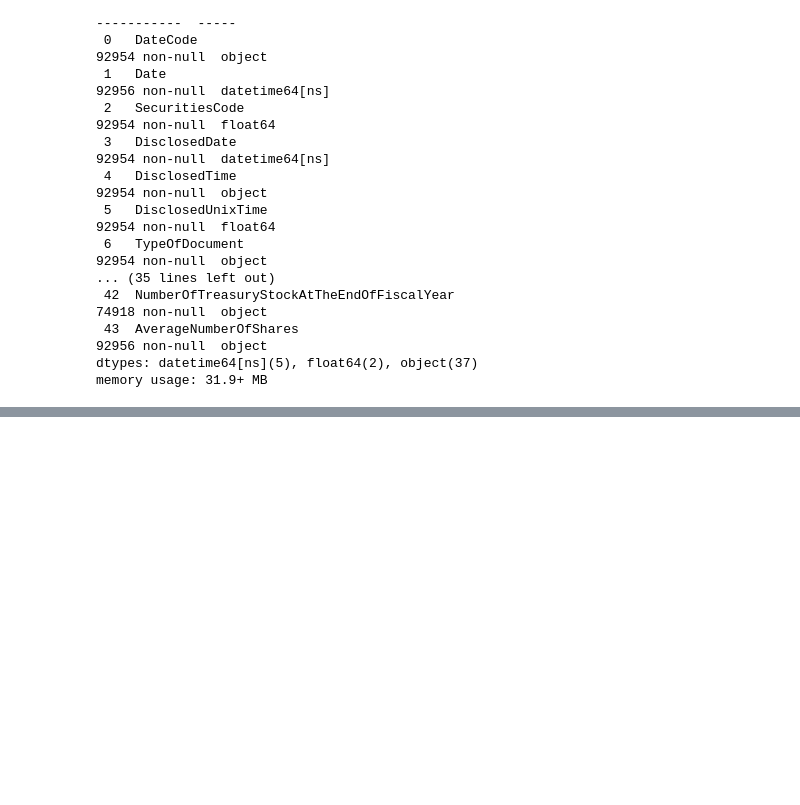
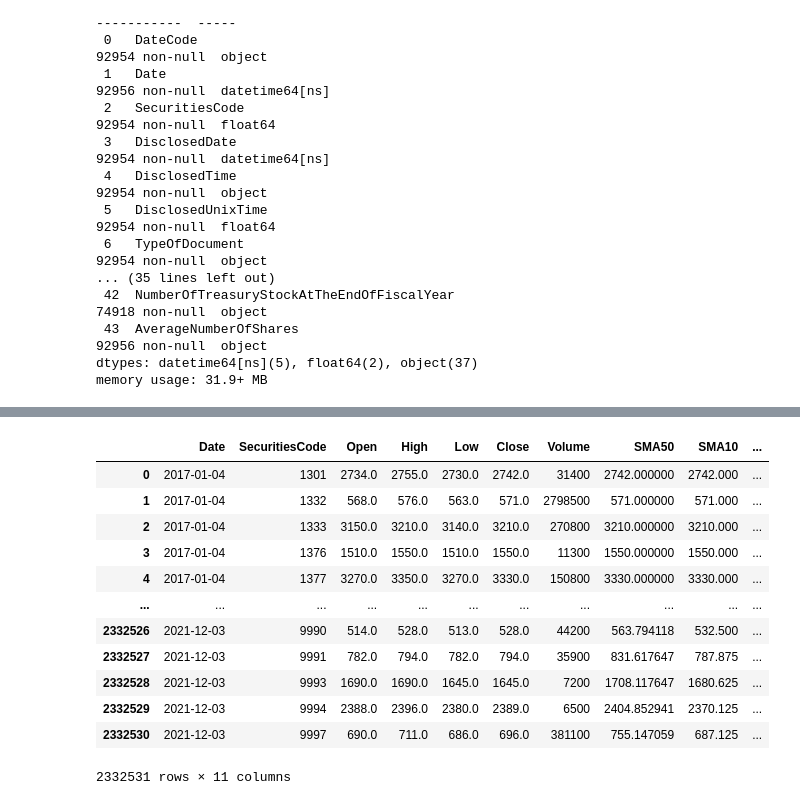
Before and after one commit to vasilyevdmitry14/JPX, a Jupyter notebook: main.ipynb, the cells around one changed output, grey strips where cells are left out. Drawn from its saved outputs; the diff is of its cells as text; code cells hidden in the pictures; blank space fills up the shorter version.

```diff
--- a/main.ipynb
+++ b/main.ipynb
@@ -191,6 +170,0 @@ final
-# %%
-#Скользящее среднее за 50 дней
-sma50 = stock_prices.set_index('Date').groupby(['SecuritiesCode'])['Close'].rolling(window='50D').mean()
-final2 = final.merge(sma50, how='left', left_on=['SecuritiesCode','Date'], right_index=True)
-final2 = final2.rename(columns={'Close': 'SMA50'})
-final2
@@ -211,6 +170,0 @@ final2
-# %%
-#Скользящее среднее за 10 дней
-sma10 = stock_prices.set_index('Date').groupby(['SecuritiesCode'])['Close'].rolling(window='10D').mean()
-final3 = final2.merge(sma10, how='left', left_on=['SecuritiesCode','Date'], right_index=True)
-final3 = final3.rename(columns={'Close': 'SMA10'})
-final3
@@ -290,0 +171,10 @@ final6
+# %%
+#Это бесполезные операции, сначала генерирурю список дней и акций, а потом джойном удаляю строки, для которых нет данных в stock_prices
+#Просто потренировался, можно сразу брать индексы из stock_prices
+date_range = pd.date_range(stock_prices.Date.min(), stock_prices.Date.max(), freq='D')
+dates = np.array(date_range)
+stocks = np.array(stock_list_incl.index)
+multi_index = pd.MultiIndex.from_product([dates, stocks], names=['Date','SecuritiesCode'])
+final_full = multi_index.to_frame(index = False)
+final1 = final_full.merge(stock_prices.iloc[:,:7], how='inner', on=['Date','SecuritiesCode'])
+final1
@@ -290,0 +195,27 @@ final6
+# %%
+#Скользящее среднее за 50 дней
+sma50 = final1.set_index('Date').groupby(['SecuritiesCode'])['Close'].rolling(window='50D').mean()
+sma50.name = 'SMA50'
+final2 = final1.merge(sma50, how='left', left_on=['SecuritiesCode','Date'], right_index=True)
+#Скользящее среднее за 10 дней
+sma10 = final2.set_index('Date').groupby(['SecuritiesCode'])['Close'].rolling(window='10D').mean()
+sma10.name = 'SMA10'
+final3 = final2.merge(sma10, how='left', left_on=['SecuritiesCode','Date'], right_index=True)
+#Относительная разница цен закрытия и скользящих средних
+final3['SMA50_Close_diff'] = (final3.Close-final3.SMA50) / final3.Close
+final3['SMA10_Close_diff'] = (final3.Close-final3.SMA10) / final3.Close
+final3
+# %% [output]
+|  | Date | SecuritiesCode | Open | High | Low | Close | Volume | SMA50 | SMA10 | ... |
+| 0 | 2017-01-04 | 1301 | 2734.0 | 2755.0 | 2730.0 | 2742.0 | 31400 | 2742.000000 | 2742.000 | ... |
+| 1 | 2017-01-04 | 1332 | 568.0 | 576.0 | 563.0 | 571.0 | 2798500 | 571.000000 | 571.000 | ... |
+| 2 | 2017-01-04 | 1333 | 3150.0 | 3210.0 | 3140.0 | 3210.0 | 270800 | 3210.000000 | 3210.000 | ... |
+| 3 | 2017-01-04 | 1376 | 1510.0 | 1550.0 | 1510.0 | 1550.0 | 11300 | 1550.000000 | 1550.000 | ... |
+| 4 | 2017-01-04 | 1377 | 3270.0 | 3350.0 | 3270.0 | 3330.0 | 150800 | 3330.000000 | 3330.000 | ... |
+| ... | ... | ... | ... | ... | ... | ... | ... | ... | ... | ... |
+| 2332526 | 2021-12-03 | 9990 | 514.0 | 528.0 | 513.0 | 528.0 | 44200 | 563.794118 | 532.500 | ... |
+| 2332527 | 2021-12-03 | 9991 | 782.0 | 794.0 | 782.0 | 794.0 | 35900 | 831.617647 | 787.875 | ... |
+| 2332528 | 2021-12-03 | 9993 | 1690.0 | 1690.0 | 1645.0 | 1645.0 | 7200 | 1708.117647 | 1680.625 | ... |
+| 2332529 | 2021-12-03 | 9994 | 2388.0 | 2396.0 | 2380.0 | 2389.0 | 6500 | 2404.852941 | 2370.125 | ... |
+| 2332530 | 2021-12-03 | 9997 | 690.0 | 711.0 | 686.0 | 696.0 | 381100 | 755.147059 | 687.125 | ... |
+2332531 rows × 11 columns
```
Also changed, not shown: parts of 18 cells of this notebook, 1 other file.
